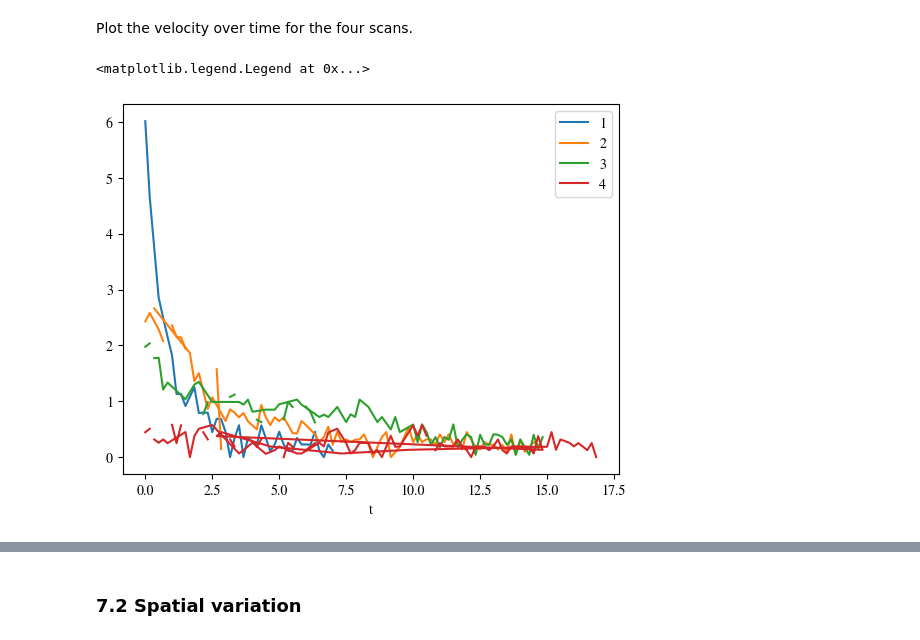
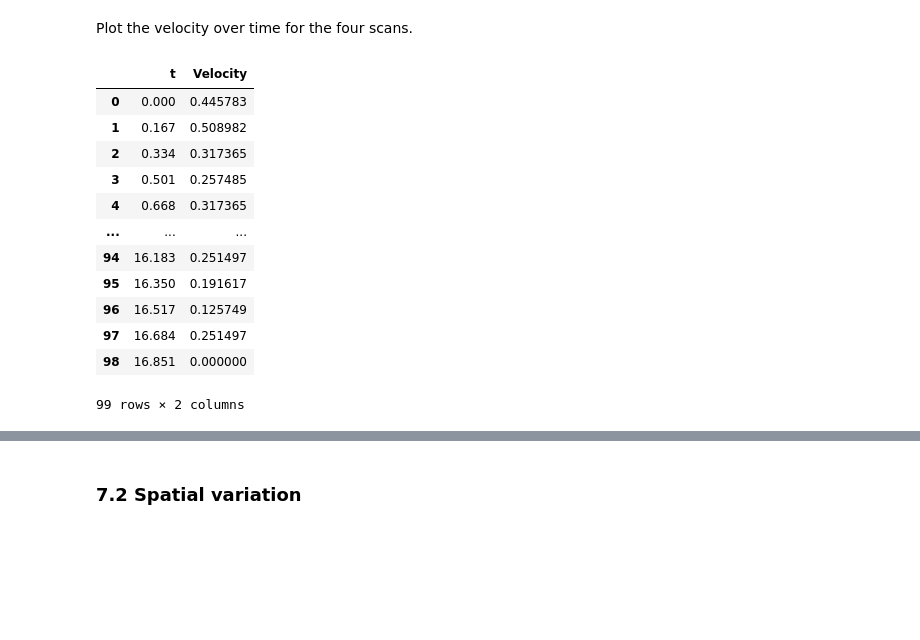
Before and after one commit to ZLoverty/WPM, a Jupyter notebook: Code/Surface_and_flow.ipynb, the cells around one changed output, grey strips where cells are left out. Cells and saved outputs as stored; diff of their text form; code cells hidden in the pictures; blank space fills up the shorter version.

```diff
--- a/Code/Surface_and_flow.ipynb
+++ b/Code/Surface_and_flow.ipynb
@@ -258,7 +325,17 @@ for i in range(4):
 dfall = pd.concat(df_list, names=["v1", "v2", "v3", "v4"], axis=1)
-# %%
-dfall.plot()
-plt.legend([1,2,3,4])
-# %% [output]
-<matplotlib.legend.Legend at 0x...>
-[figure, removed]
+# %%
+df.sort_values(by="t")
+# %% [output]
+|  | t | Velocity |
+| 0 | 0.000 | 0.445783 |
+| 1 | 0.167 | 0.508982 |
+| 2 | 0.334 | 0.317365 |
+| 3 | 0.501 | 0.257485 |
+| 4 | 0.668 | 0.317365 |
+| ... | ... | ... |
+| 94 | 16.183 | 0.251497 |
+| 95 | 16.350 | 0.191617 |
+| 96 | 16.517 | 0.125749 |
+| 97 | 16.684 | 0.251497 |
+| 98 | 16.851 | 0.000000 |
+99 rows × 2 columns
```
Also changed, not shown: parts of 9 cells of this notebook.
